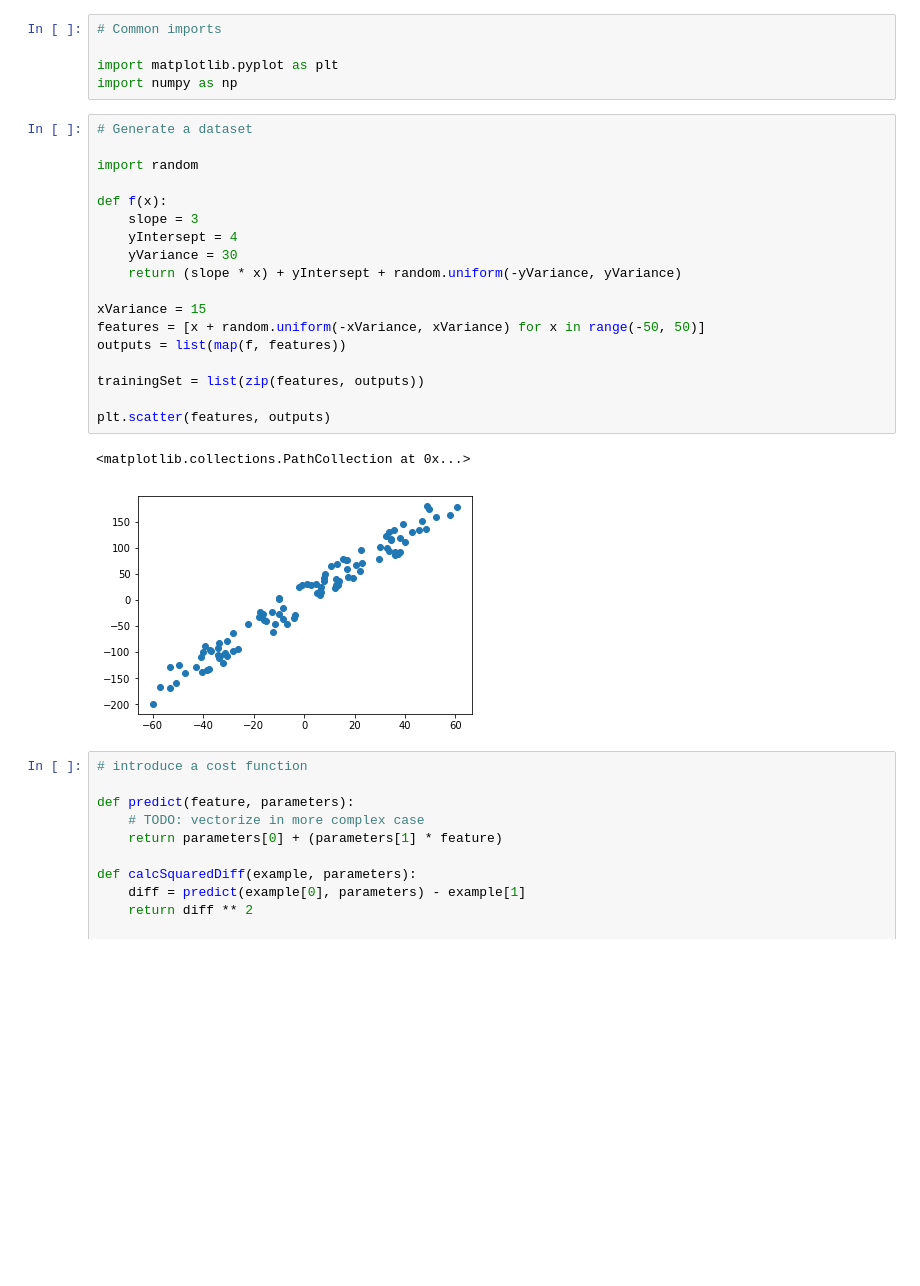
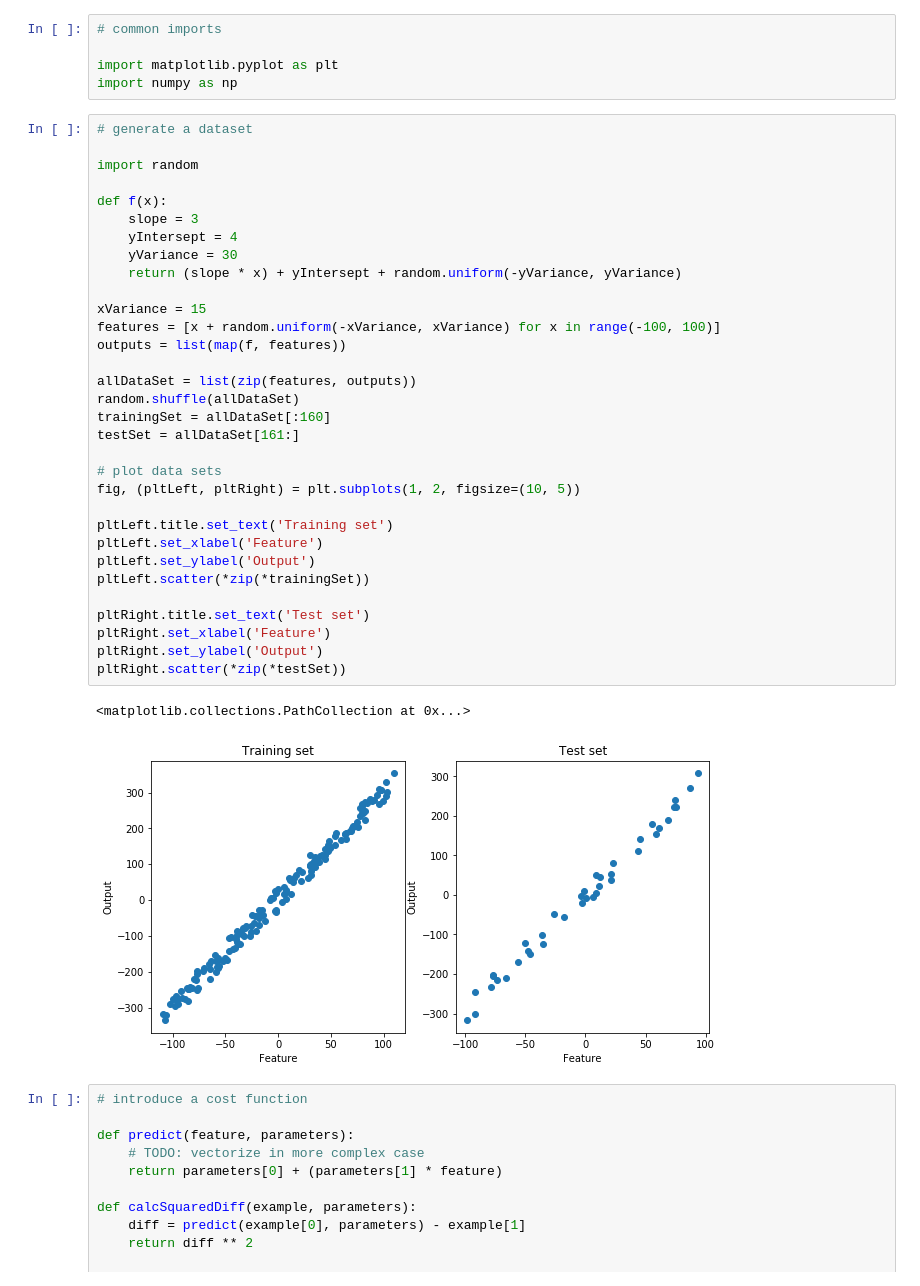
Before and after one commit to rZinnatov/machine-learning, a Jupyter notebook: supervised/regression/linear/univariate/plain-python.ipynb, the cells around one changed output. Cells and saved outputs as stored; diff of their text form; blank space fills up the shorter version.

Commit message:
Improve plain python univariate linear regression: split data sets, draw learning curves

```diff
--- a/supervised/regression/linear/univariate/plain-python.ipynb
+++ b/supervised/regression/linear/univariate/plain-python.ipynb
@@ -1,29 +1,43 @@
 # %%
-# Common imports
+# common imports
 
 import matplotlib.pyplot as plt
 import numpy as np
 # %%
-# Generate a dataset
+# generate a dataset
 
 import random
 
 def f(x):
     slope = 3
     yIntersept = 4
     yVariance = 30
     return (slope * x) + yIntersept + random.uniform(-yVariance, yVariance)
 
 xVariance = 15
-features = [x + random.uniform(-xVariance, xVariance) for x in range(-50, 50)]
+features = [x + random.uniform(-xVariance, xVariance) for x in range(-100, 100)]
 outputs = list(map(f, features))
 
-trainingSet = list(zip(features, outputs))
+allDataSet = list(zip(features, outputs))
+random.shuffle(allDataSet)
+trainingSet = allDataSet[:160]
+testSet = allDataSet[161:]
 
-plt.scatter(features, outputs)
+# plot data sets
+fig, (pltLeft, pltRight) = plt.subplots(1, 2, figsize=(10, 5))
+
+pltLeft.title.set_text('Training set')
+pltLeft.set_xlabel('Feature')
+pltLeft.set_ylabel('Output')
+pltLeft.scatter(*zip(*trainingSet))
+
+pltRight.title.set_text('Test set')
+pltRight.set_xlabel('Feature')
+pltRight.set_ylabel('Output')
+pltRight.scatter(*zip(*testSet))
 # %% [output]
 <matplotlib.collections.PathCollection at 0x...>
-[figure, old version]
+[figure, new version]
 # %%
 # introduce a cost function
 
```
Also changed, not shown: parts of 5 cells of this notebook.
